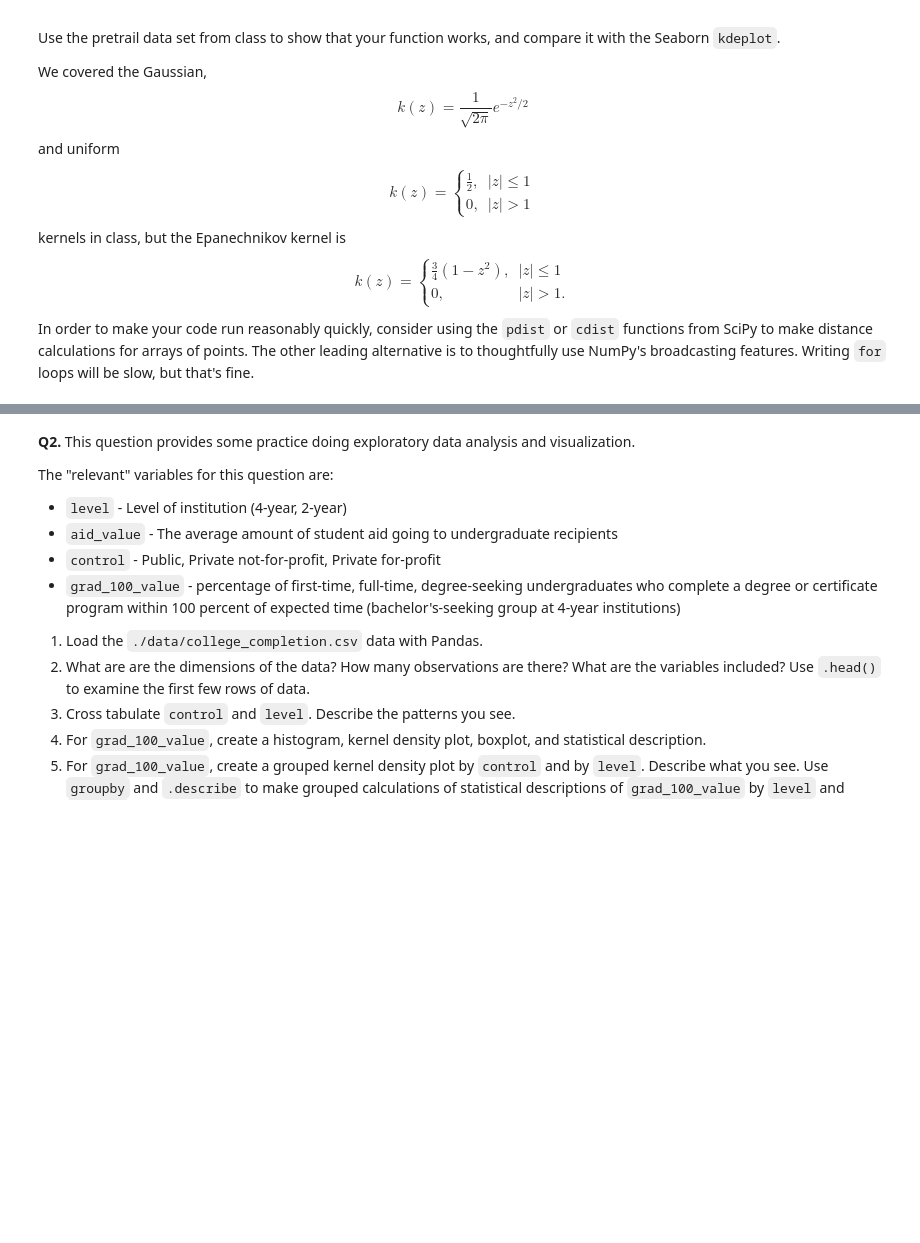
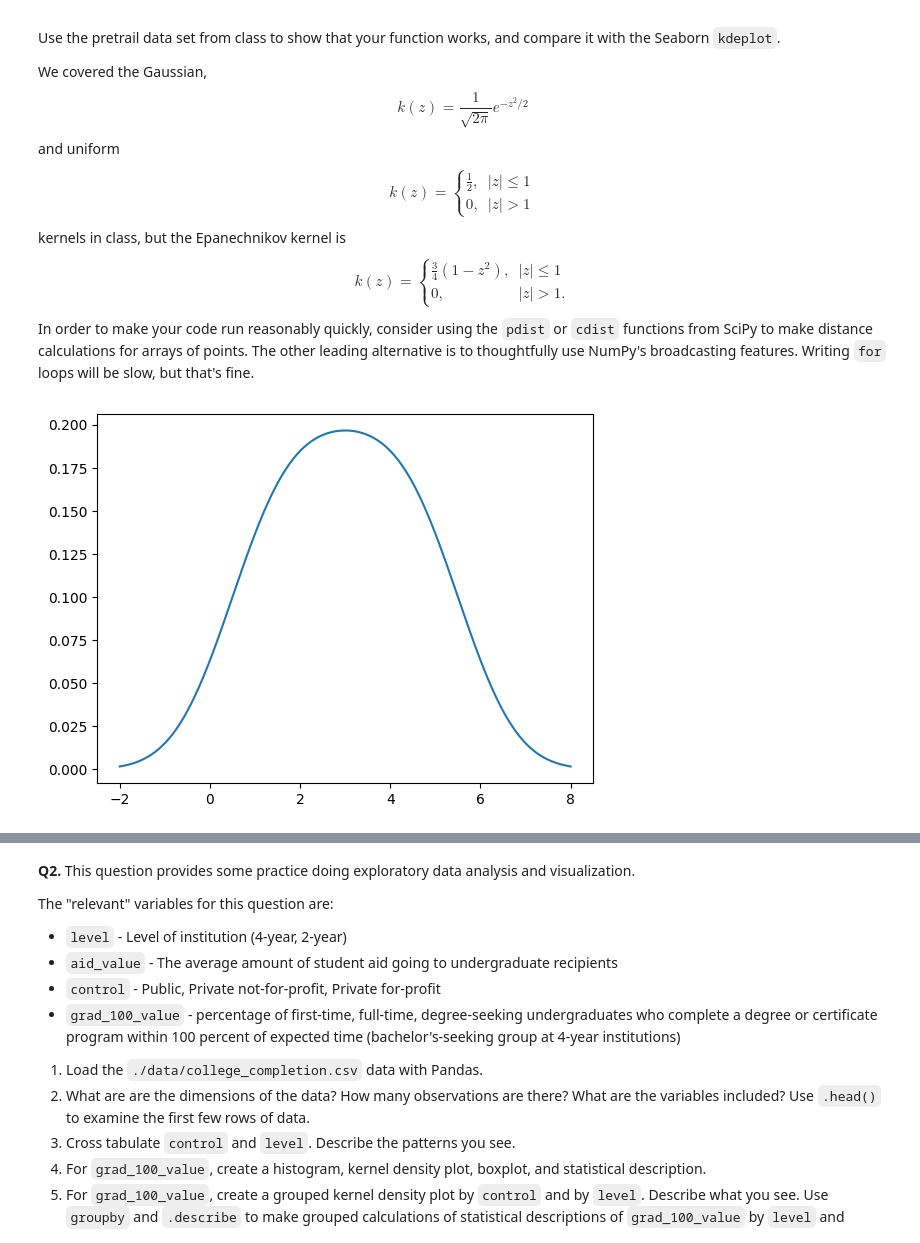
Before and after one commit to Camsbary/visualization_assignment, a Jupyter notebook: assignment.ipynb, the cells around one changed output, grey strips where cells are left out. Saved outputs shown, nothing was run; the diff lists cells and outputs as text; code cells hidden in the pictures; blank space fills up the shorter version.

```diff
--- a/assignment.ipynb
+++ b/assignment.ipynb
@@ -47,3 +43,29 @@ k(z) = \begin{cases}
 $$
 
 In order to make your code run reasonably quickly, consider using the `pdist` or `cdist` functions from SciPy to make distance calculations for arrays of points. The other leading alternative is to thoughtfully use NumPy's broadcasting features. Writing `for` loops will be slow, but that's fine.
+# %%
+
+
+def kernel_density(input, kernel='gaussian', bandwidth='silverman'):
+  M = 500 # steps for grid
+  grid = np.linspace(-2,8,M) # Grid for plotting values
+  N = len(input)
+  sd = np.std(input)
+  if bandwidth == 'silverman':
+    bandwidth = 1.06 * sd * N**(-1/5)
+  z = (cdist(grid.reshape(-1,1), np.array(input).reshape(-1,1)))/bandwidth
+  for i in range(N):
+    if kernel == 'gaussian':
+      density = np.exp(-((z**2)/2)) / np.sqrt(2*np.pi)
+    if kernel == 'uniform':
+      density = (np.abs(z)<=1)*(.5)
+    if kernel == 'epanechnikov':
+      density = (np.abs(z<=1))*(3/4)*(1-(z)**2)
+  kde = density.mean(axis=1) / bandwidth
+  sns.lineplot(x=grid,y=kde)
+  plt.show()
+
+df = pd.read_csv('visualization_assignment/data/pretrial_data.csv',low_memory=False)
+kernel_density([1,2,3,4,5])
+# %% [output]
+[figure, added]
```
Also changed, not shown: parts of 5 cells of this notebook.
